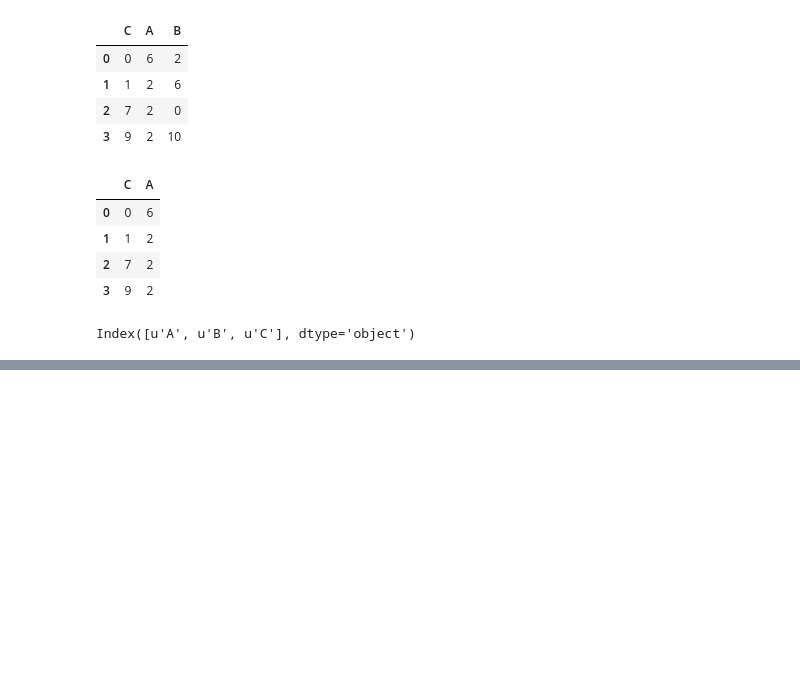
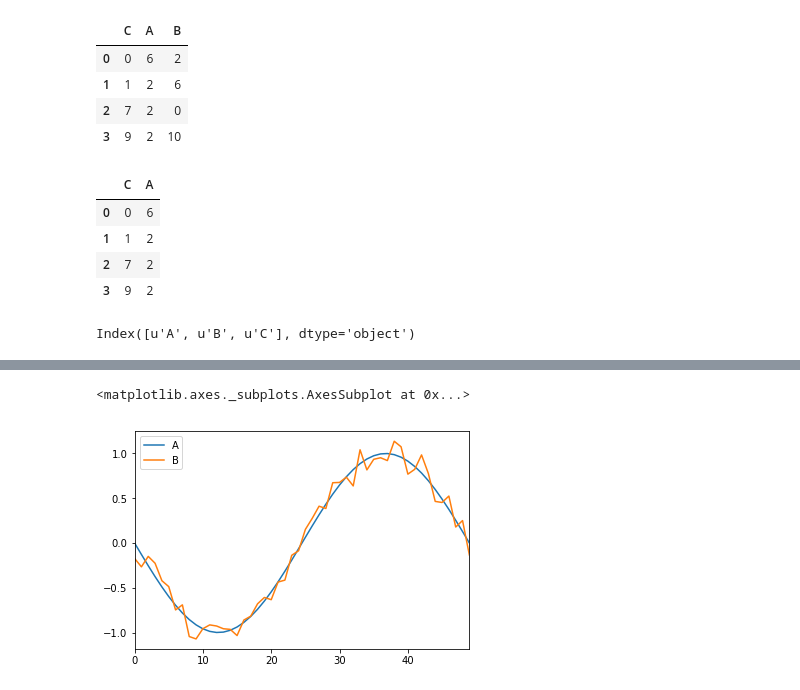
Before and after one commit to biosckon/python_notes, a Jupyter notebook: day3.ipynb, the cells around one changed output, grey strips where cells are left out. Cells and saved outputs as stored; diff of their text form; code cells hidden in the pictures; blank space fills up the shorter version.

```diff
--- a/day3.ipynb
+++ b/day3.ipynb
@@ -666,2 +689,5 @@ Index([u'A', u'B', u'C'], dtype='object')
 # %%
-df.all?
+df.plot()
+# %% [output]
+<matplotlib.axes._subplots.AxesSubplot at 0x...>
+[figure, added]
```
Also changed, not shown: parts of 12 cells of this notebook, 1 other file.
